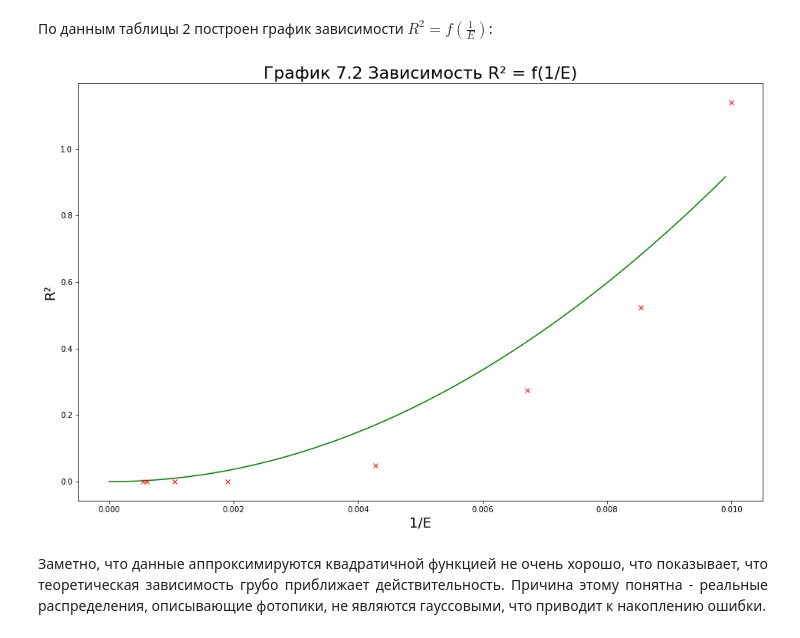
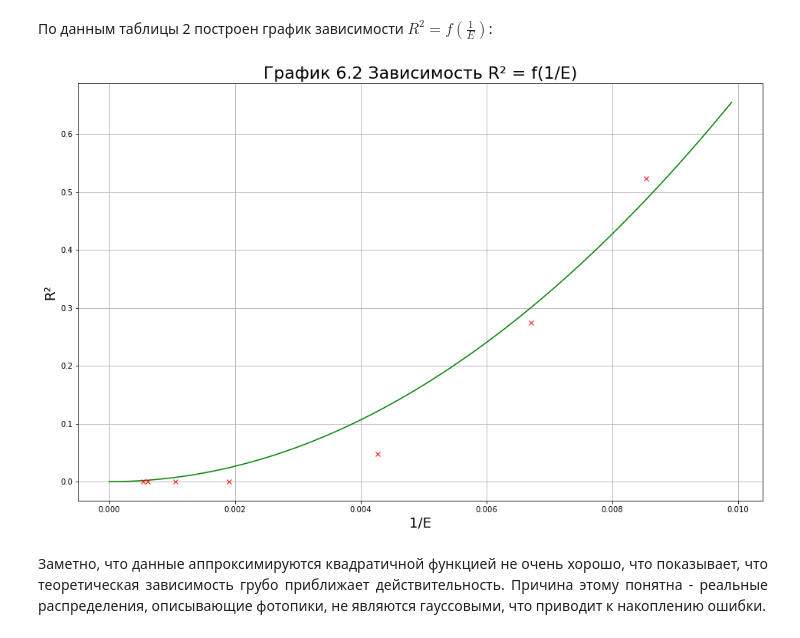
Before and after one commit to Theta-Lev/Labs, a Jupyter notebook: 5.5.5/5.5.5.ipynb, the cells around one changed output. Saved outputs shown, nothing was run; the diff lists cells and outputs as text; code cells hidden in the pictures.

```diff
--- a/5.5.5/5.5.5.ipynb
+++ b/5.5.5/5.5.5.ipynb
@@ -351,14 +346,0 @@ draw_gauss(data_Am[0: 200], a, x0, s, dx0, FWHM, 'График 5.5.3 Выдел
-# %%
-# Для каскада
-p0 = [2000,100,10]
-popt, perr = LS_fit(data_Am[75:113], G, p0)
-a, x0, s = map(float, popt)
-FWHM = 2*np.sqrt(2*np.log(2))*s
-da, dx0, ds = map(float, perr)
-
-print("Вершина пика находится на канале", int(x0)+1)
-print("Полуширина пика", int(FWHM), "каналов")
-Names.append('Am-241 cascade')
-Channels.append(int(x0)+1)
-FWHMs.append(int(FWHM))
-draw_gauss(data_Am[0:200], a, x0, s, dx0, FWHM, 'График 5.5.4 Выделенный каскадный пик')
@@ -390,7 +364,7 @@ draw_raw(data_Eu[0:580], 'График 5.6.2 Спектр излучения Eu-
 [figure]
 # %%
 p0 = [2000,525,15]
-popt, perr = LS_fit(data_Eu[479:570], G, p0)
+popt, pcov = LS_fit(data_Eu[479:570], G, p0)
 a, x0, s = map(float, popt)
 FWHM = 2*np.sqrt(2*np.log(2))*s
 da, dx0, ds = map(float, perr)
@@ -537,26 +511,27 @@ plt.show()
 # %%
 x_pt = np.array(Channels)
 x_pt = 1 / x_pt
 y_pt = np.array(Rs)
 y_pt = y_pt * y_pt
 
 p0 = [10000,0,0]
 popt, pcov = curve_fit(P, x_pt, y_pt, p0, bounds = ([-np.inf, -0.00001, -0.00001], [np.inf, 0.00001, 0.00001]))
 a, x0, c = map(float, popt)
 
 x_p = np.array([i for i in range(0, 100)])
 x_p = x_p / 10000.0
 y_p = P(x_p, a, x0, c)
 
 plt.figure(figsize=(16, 10))
+plt.grid(visible=1, which='both', axis='both')
 plt.plot(x_p, y_p, color='g')
 plt.errorbar(x_pt, y_pt, fmt="x", color="r")
-plt.title('График 7.2 Зависимость R² = f(1/E)', fontsize=22)
+plt.title('График 6.2 Зависимость R² = f(1/E)', fontsize=22)
 plt.xlabel('1/E', fontsize = 18)
 plt.ylabel('R²', fontsize = 18)
 plt.show()
 # %% [output]
-[figure, old version]
+[figure, new version]
 # %% [markdown]
 <p style="text-align:justify">
     Заметно, что данные аппроксимируются квадратичной функцией не очень хорошо, что показывает, что теоретическая зависимость грубо приближает действительность. Причина этому понятна - реальные распределения, описывающие фотопики, не являются гауссовыми, что приводит к накоплению ошибки.
```
Also changed, not shown: parts of 12 cells of this notebook.
